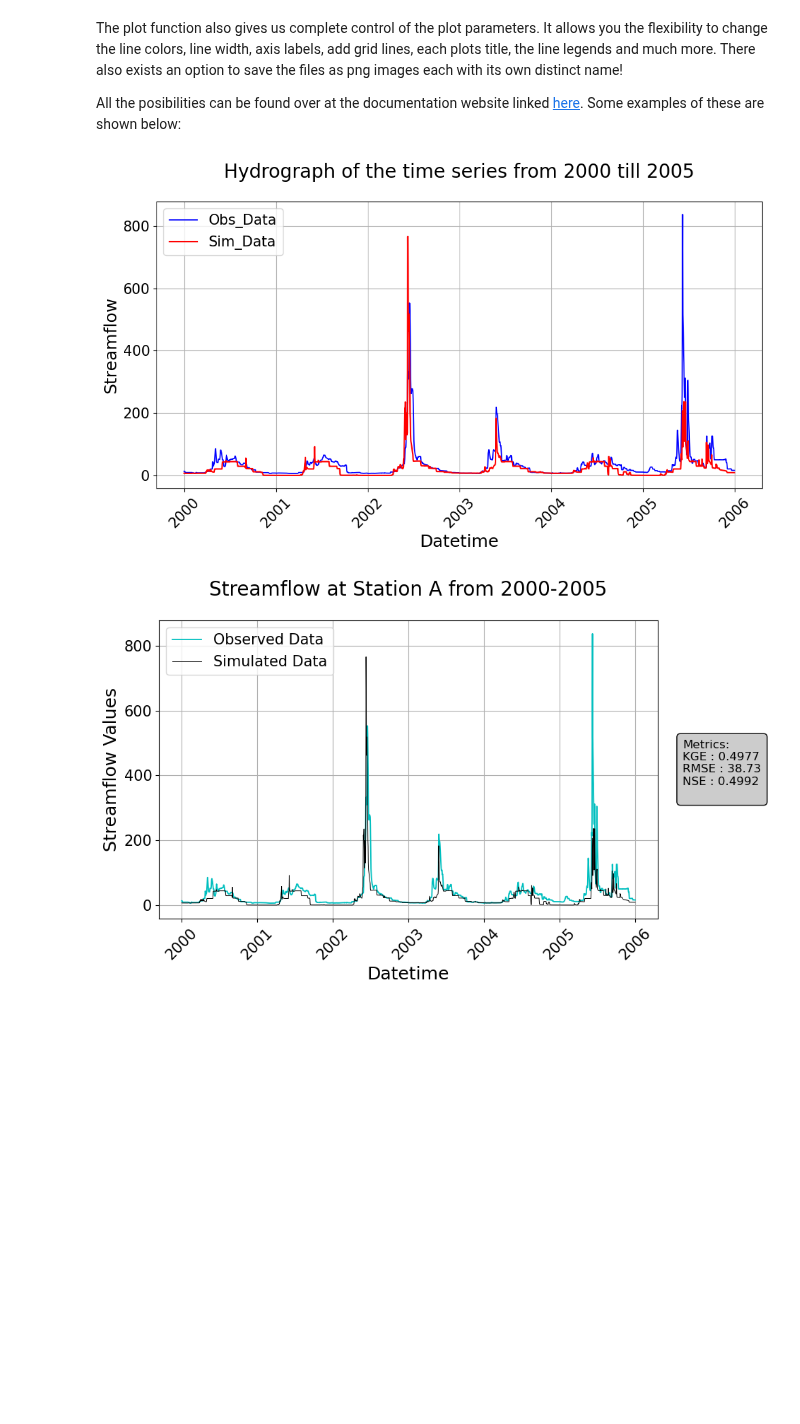
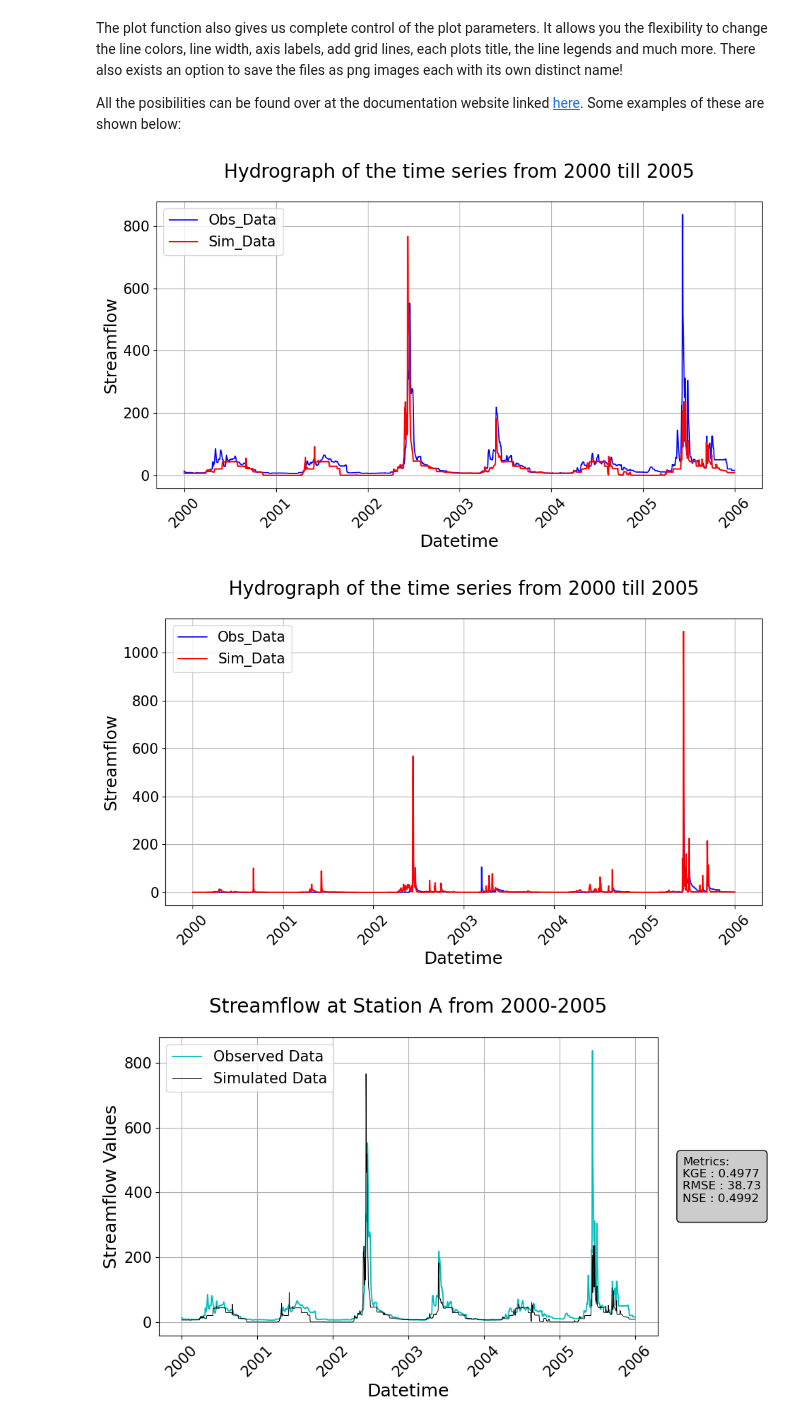
Before and after one commit to UchechukwuUdenze/NHS_PostProcessing, a Jupyter notebook: docs/source/notebooks/tutorial-visualizations.ipynb, the cells around one changed output. Cells and saved outputs as stored; diff of their text form; code cells hidden in the pictures; blank space fills up the shorter version.

```diff
--- a/docs/source/notebooks/tutorial-visualizations.ipynb
+++ b/docs/source/notebooks/tutorial-visualizations.ipynb
@@ -123,15 +123,16 @@ All the posibilities can be found over at the documentation website linked [here
 # %%
 # Changing the default naming conventions
 visuals.plot(
-    merged_df =DATAFRAMES["DF"]['2000-01-01':'2005-12-31'].iloc[:, [0, 1]],
+    merged_df =DATAFRAMES["DF"]['2000-01-01':'2005-12-31'].iloc[:, [0, 1, 2, 3]],
     title='Hydrograph of the time series from 2000 till 2005',
     linestyles=('r-', 'b-'),
     legend=('Sim_Data', 'Obs_Data'),
     labels=('Datetime', 'Streamflow'),
     grid=True,
     )
 # %% [output]
 [figure]
+[figure, added]
 # %%
 # Including the metrics in the plots for the 1st and 4th Stations
 visuals.plot(
```
Also changed, not shown: parts of 2 cells of this notebook, 6 other files.
